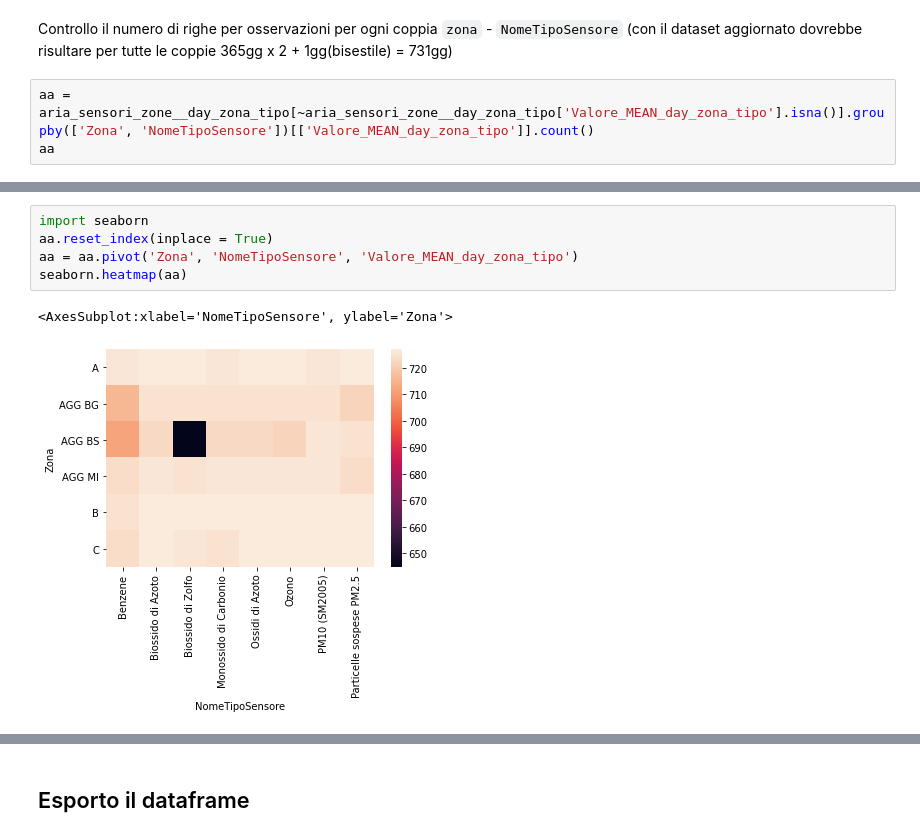
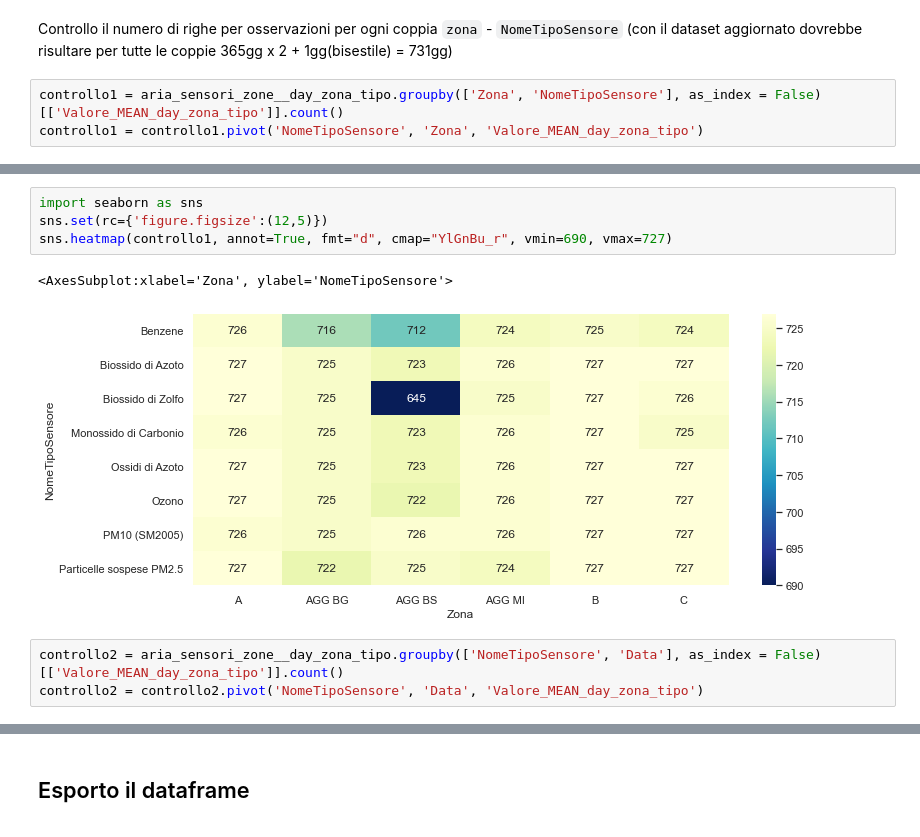
Before and after one commit to giocoal/air-quality-milano-interactive-data-visualization-tableau, a Jupyter notebook: Data_Visualization_project_21_22.ipynb, the cells around one changed output, grey strips where cells are left out. Drawn from its saved outputs; the diff is of its cells as text.

```diff
--- a/Data_Visualization_project_21_22.ipynb
+++ b/Data_Visualization_project_21_22.ipynb
@@ -735,5 +743,5 @@ aria_sensori_zone__day_zona_tipo[~aria_sensori_zone__day_zona_tipo['Valore_MEAN_
 # %% [markdown]
 Controllo il numero di righe per osservazioni per ogni coppia `zona` - `NomeTipoSensore` (con il dataset aggiornato dovrebbe risultare per tutte le coppie 365gg x 2 + 1gg(bisestile) = 731gg)
 # %%
-aa = aria_sensori_zone__day_zona_tipo[~aria_sensori_zone__day_zona_tipo['Valore_MEAN_day_zona_tipo'].isna()].groupby(['Zona', 'NomeTipoSensore'])[['Valore_MEAN_day_zona_tipo']].count()
-aa
+controllo1 = aria_sensori_zone__day_zona_tipo.groupby(['Zona', 'NomeTipoSensore'], as_index = False)[['Valore_MEAN_day_zona_tipo']].count()
+controllo1 = controllo1.pivot('NomeTipoSensore', 'Zona', 'Valore_MEAN_day_zona_tipo')
@@ -759,8 +748,10 @@ aa
-# %%
-import seaborn
-aa.reset_index(inplace = True)
-aa = aa.pivot('Zona', 'NomeTipoSensore', 'Valore_MEAN_day_zona_tipo')
-seaborn.heatmap(aa)
-# %% [output]
-<AxesSubplot:xlabel='NomeTipoSensore', ylabel='Zona'>
-[figure, removed]
+# %%
+import seaborn as sns
+sns.set(rc={'figure.figsize':(12,5)})
+sns.heatmap(controllo1, annot=True, fmt="d", cmap="YlGnBu_r", vmin=690, vmax=727)
+# %% [output]
+<AxesSubplot:xlabel='Zona', ylabel='NomeTipoSensore'>
+[figure, added]
+# %%
+controllo2 = aria_sensori_zone__day_zona_tipo.groupby(['NomeTipoSensore', 'Data'], as_index = False)[['Valore_MEAN_day_zona_tipo']].count()
+controllo2 = controllo2.pivot('NomeTipoSensore', 'Data', 'Valore_MEAN_day_zona_tipo')
```
Also changed, not shown: parts of 20 cells of this notebook.
